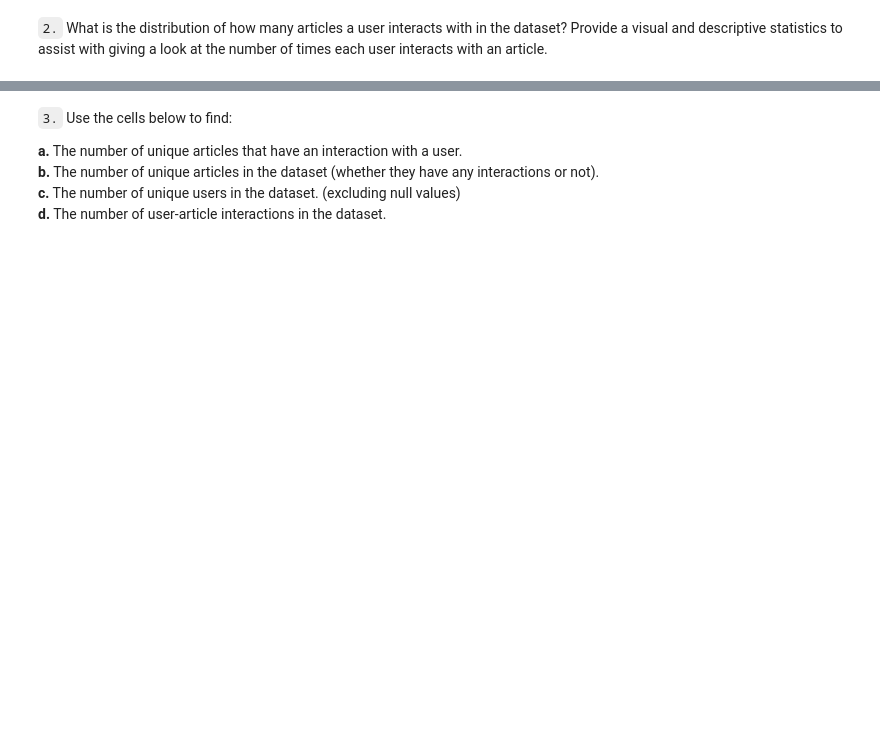
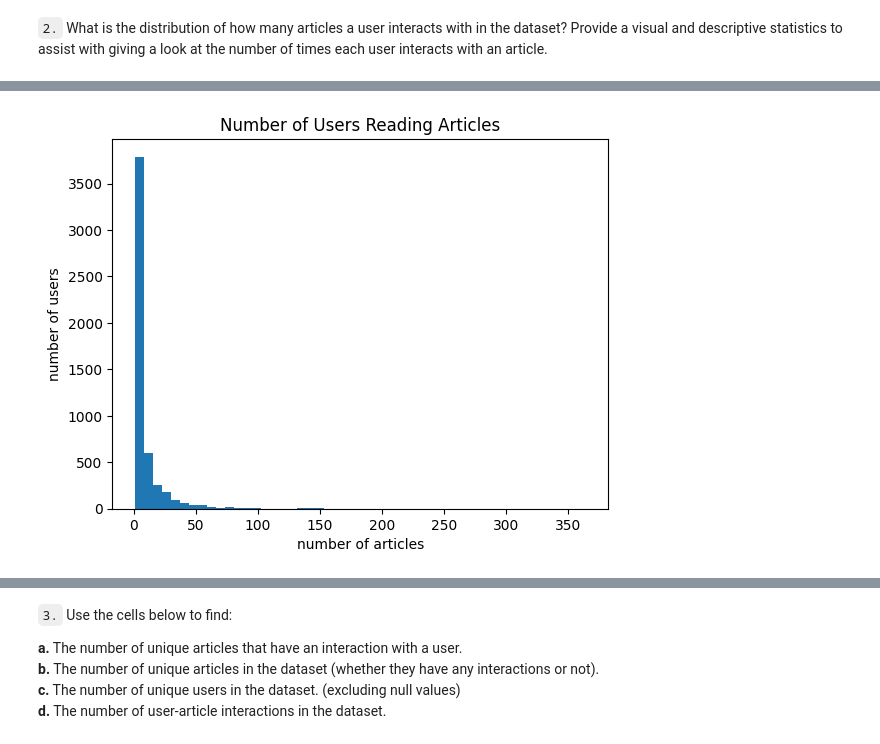
Before and after one commit to yukomath/recommendation_system_IBM_community, a Jupyter notebook: Recommendations_with_IBM.ipynb, the cells around one changed output, grey strips where cells are left out. Saved outputs shown, nothing was run; the diff lists cells and outputs as text; code cells hidden in the pictures; blank space fills up the shorter version.

```diff
--- a/Recommendations_with_IBM.ipynb
+++ b/Recommendations_with_IBM.ipynb
@@ -48,5 +96,6 @@ df[df.email.isna()]
 # %%
 # Fill email NaNs with "unknown_user"
+df['email'].fillna('unknown_user', inplace=True)
 # %%
 # Check if no more NaNs
 df[df.email.isna()]
@@ -53,2 +104,5 @@ df[df.email.isna()]
 # %% [markdown]
 `2.` What is the distribution of how many articles a user interacts with in the dataset?  Provide a visual and descriptive statistics to assist with giving a look at the number of times each user interacts with an article.
+# %%
+user_article_counts = df.groupby('email')['article_id'].count()
+user_article_counts
@@ -57,9 +136,13 @@ df[df.email.isna()]
 # %%
 # Create a plot of the number of articles read by each user
+# Plot histogram of number of articles read per user
+user_article_counts.plot(kind='hist', bins=50)
 
 plt.xlabel('number of articles')
 plt.ylabel('number of users')
 plt.title('Number of Users Reading Articles')
 plt.show()
+# %% [output]
+[figure, added]
 # %%
 # Create a plot of the number of times each article was read
```
Also changed, not shown: parts of 34 cells of this notebook, 7 other files.
